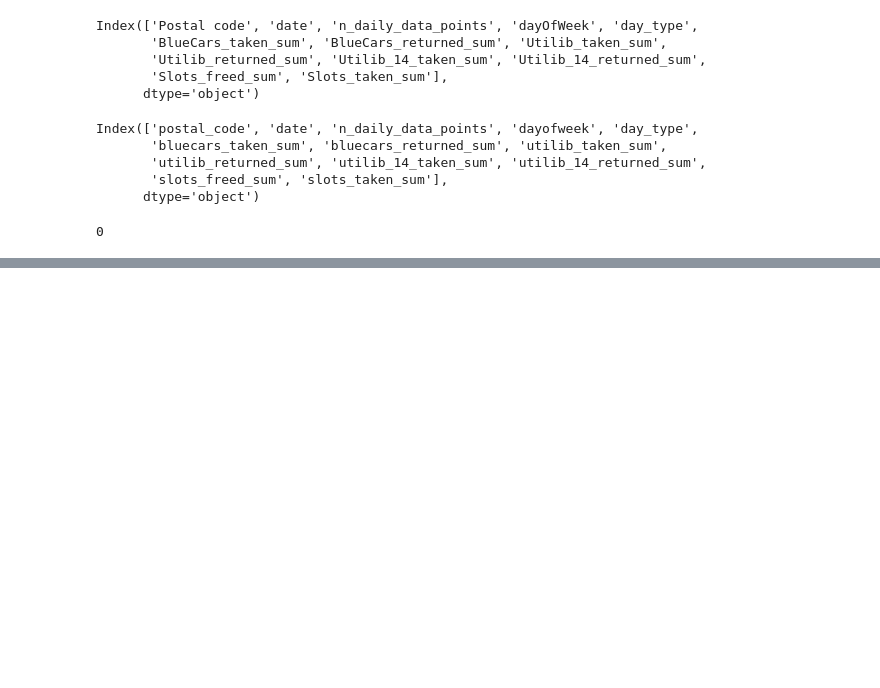
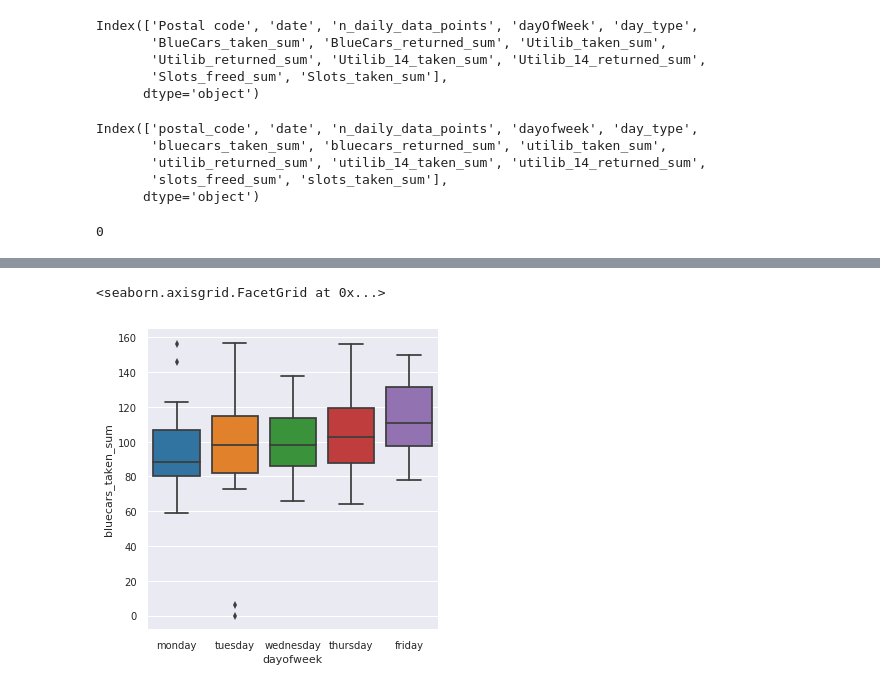
Before and after one commit to LucilleKaleha/Week_3_Independent_Project, a Jupyter notebook: W3_IP.ipynb, the cells around one changed output, grey strips where cells are left out. Cells and saved outputs as stored; diff of their text form; code cells hidden in the pictures; blank space fills up the shorter version.

```diff
--- a/W3_IP.ipynb
+++ b/W3_IP.ipynb
@@ -216,0 +371,7 @@ sns.violinplot()
+# %%
+# Plotting a boxplot to compare the number of buecars taken on each daay of the weeek
+#
+sns.catplot(x = 'dayofweek', y = 'bluecars_taken_sum', data = auto1, kind = 'box')
+# %% [output]
+<seaborn.axisgrid.FacetGrid at 0x...>
+[figure, added]
```
Also changed, not shown: parts of 47 cells of this notebook.
